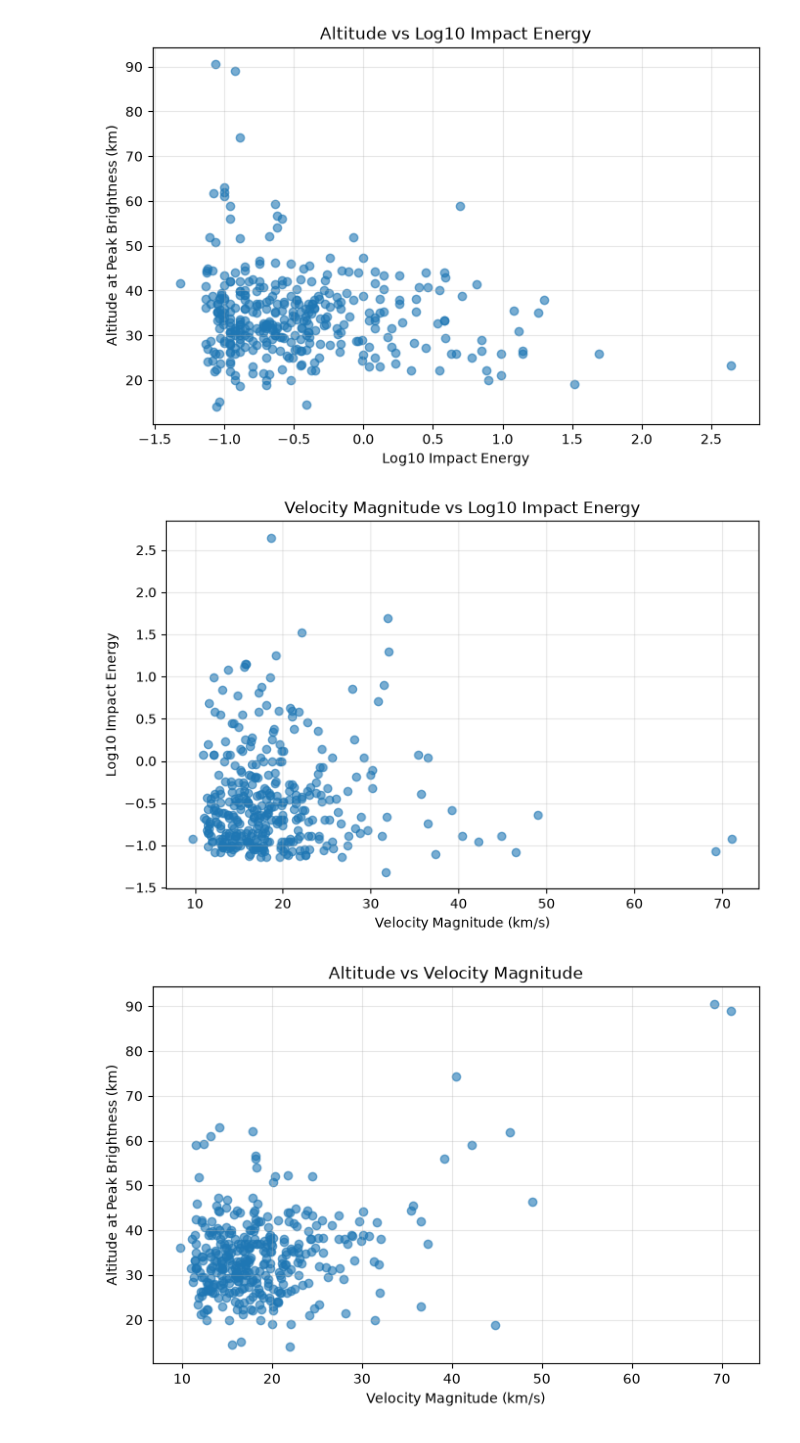
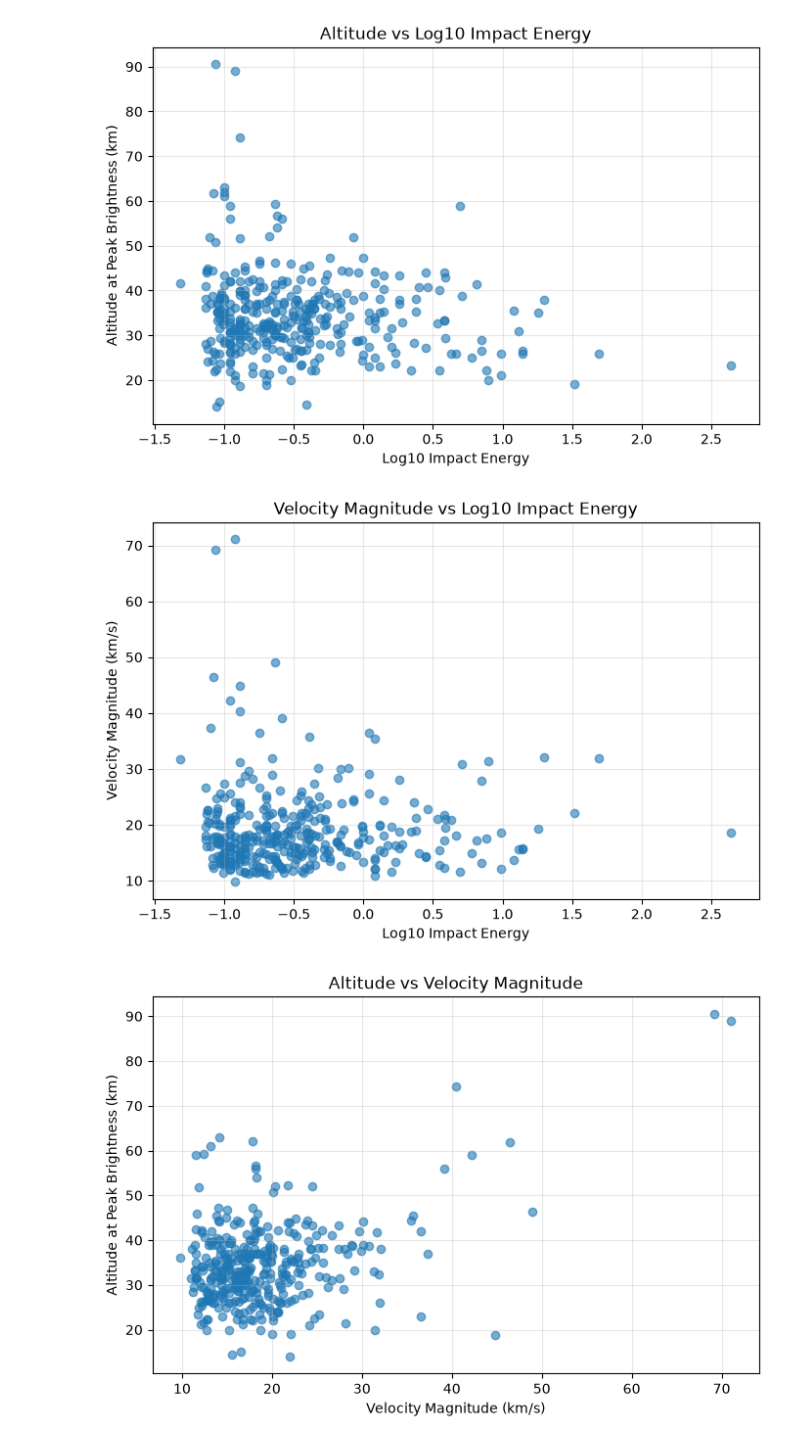
Before and after one commit to SepeZeus/TBA, a Jupyter notebook: fireball.ipynb, the cells around one changed output. Drawn from its saved outputs; the diff is of its cells as text; code cells hidden in the pictures.

```diff
--- a/fireball.ipynb
+++ b/fireball.ipynb
@@ -305,20 +305,20 @@ plt.show()
 # %%
 plt.figure(figsize=(8, 5))
 
 plt.scatter(
+    fireball_ml_simple["Log10 Impact Energy (kt)"],
     fireball_ml_simple["Velocity Magnitude (km/s)"],
-    fireball_ml_simple["Log10 Impact Energy (kt)"],
     alpha=0.6
 )
 
-plt.xlabel("Velocity Magnitude (km/s)")
-plt.ylabel("Log10 Impact Energy")
+plt.xlabel("Log10 Impact Energy")
+plt.ylabel("Velocity Magnitude (km/s)")
 plt.title("Velocity Magnitude vs Log10 Impact Energy")
 
 plt.grid(alpha=0.3)
 plt.show()
 # %% [output]
-[figure, old version]
+[figure, new version]
 # %%
 plt.figure(figsize=(8, 5))
 
```
